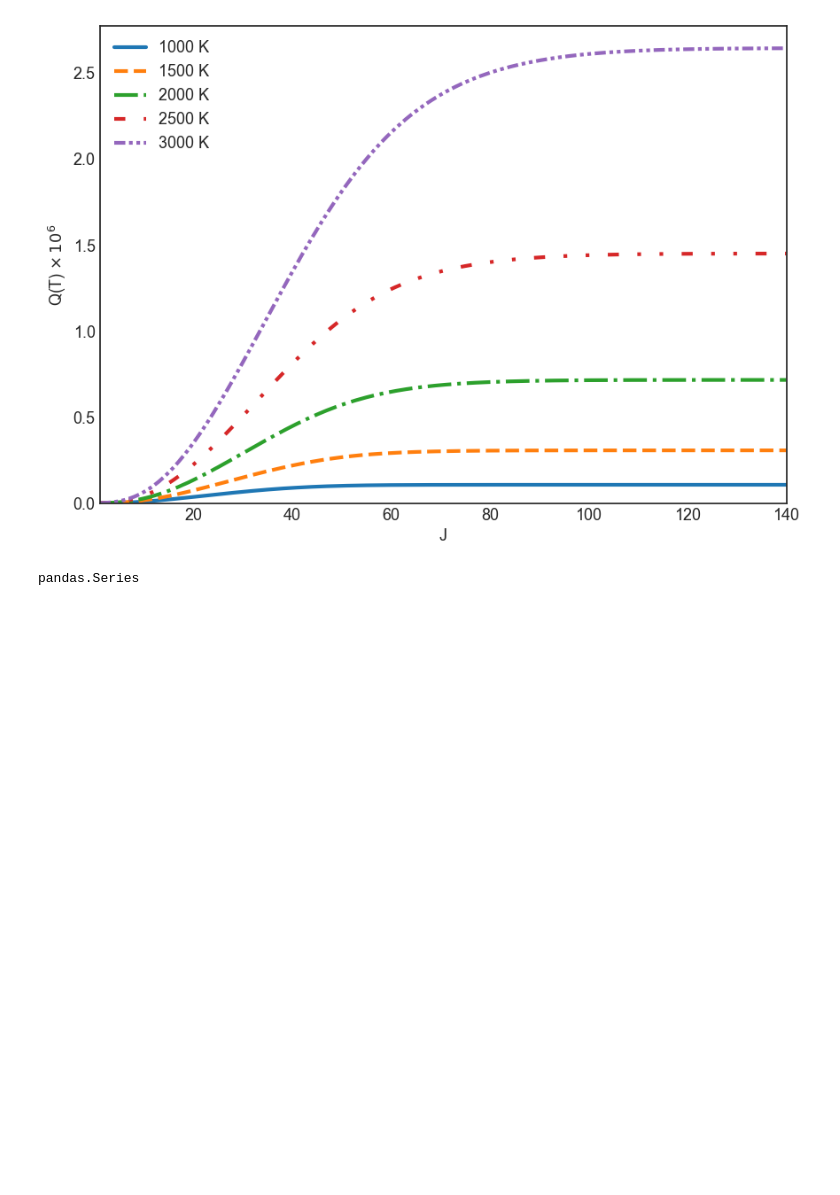
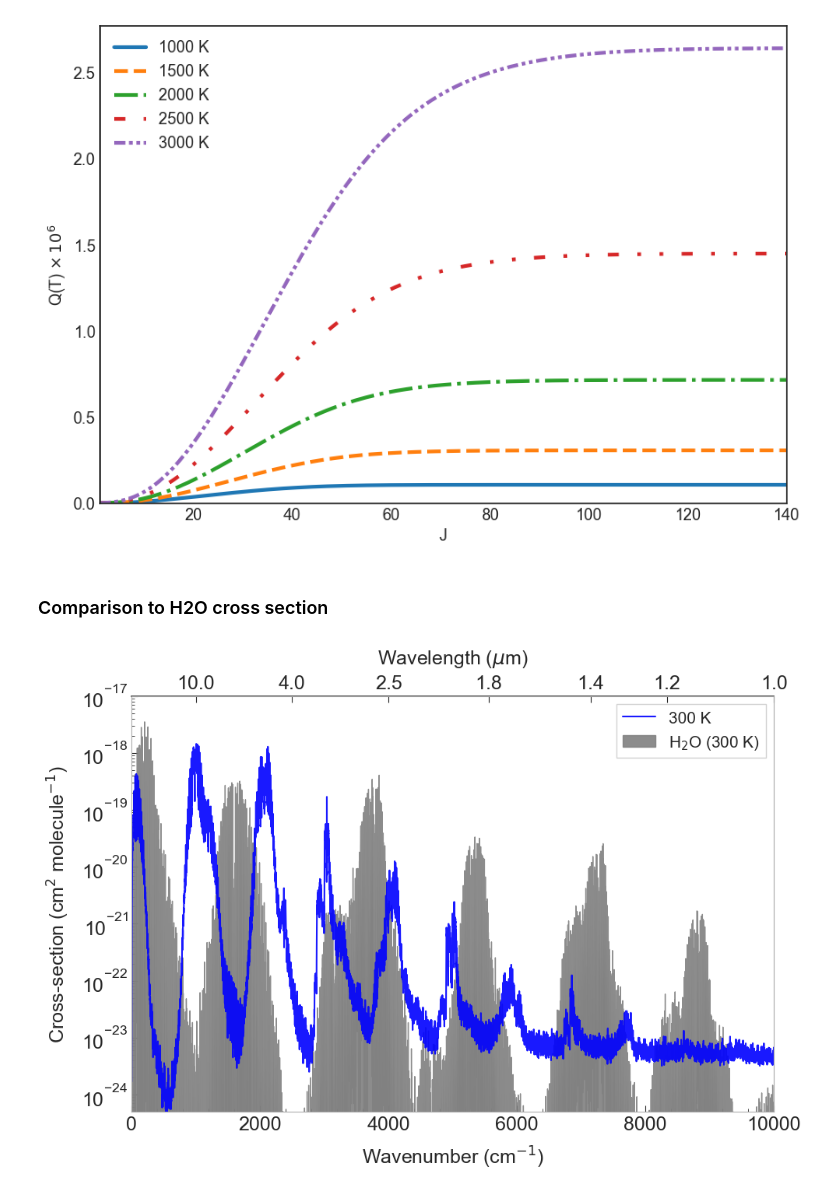
Before and after one commit to R-y-a-n-M-o-k/HPO, a Jupyter notebook: cross_sections/plot_xsec.ipynb, the cells around one changed output. Drawn from its saved outputs; the diff is of its cells as text; code cells hidden in the pictures; blank space fills up the shorter version.

```diff
--- a/cross_sections/plot_xsec.ipynb
+++ b/cross_sections/plot_xsec.ipynb
@@ -124,7 +124,70 @@ pf_ax.legend(fontsize=13)
 plt.savefig('HPO_J0_J141_pf.png', transparent=True, dpi=300, bbox_inches='tight')
 # %% [output]
 [figure]
-# %%
-type(pf_data.max())
-# %% [output]
-pandas.Series
+# %% [markdown]
+### Comparison to H2O cross section
+# %%
+H2O_300_wave, H2O_300_xsec = np.loadtxt('H2O_T300.xsec',
+                                unpack=True)
+
+H2O_1000_wave, H2O_1000_xsec = np.loadtxt('H2O_T1000.xsec',
+                                unpack=True)
+# %%
+fig, ax2 = plt.subplots(figsize=(10, 7))
+plt.style.use('seaborn-v0_8-white')  # No gridlines
+
+# Plot (other colors, #2196F3, #8E24AA, #E53935)
+ax2.plot(wavenumber,  cross_sec,  color='blue', linewidth=1.5, label='300 K', alpha=0.9)
+#ax2.plot(wavenumber_, cross_sec_, color='darkorange', linewidth=1.5, label='500 K', alpha=0.9)
+#ax2.plot(wavenumber_, cross_sec_, color='red', linewidth=1.5, label='1000 K', alpha=0.9)
+ax2.fill_between(H2O_300_wave, H2O_300_xsec, color='grey', label='H$_2$O (300 K)', alpha=0.9)
+
+# Log scale & ax2is limits
+ax2.set_yscale('log')
+ax2.set_xlim(0, 10000)
+ax2.set_ylim(0.5e-24, 1e-17)
+
+# Primary x-ax2is (wavenumber)
+ax2.set_xlabel(r'Wavenumber (cm$^{-1}$)', fontsize=18, labelpad=10)
+ax2.set_ylabel(r'Cross-section (cm$^{2}$ molecule$^{-1}$)', fontsize=18, labelpad=10)
+#ax2.set_title('Absorption Cross-Sections', fontsize=16, fontweight='bold', pad=40)
+
+# Ticks
+ax2.tick_params(axis='both', which='major', labelsize=18, direction='in', length=6)
+ax2.tick_params(axis='both', which='minor', direction='in', length=3)
+ax2.xaxis.set_minor_locator(ticker.AutoMinorLocator(5))
+
+# ── Secondary x-ax2is: wavelength (μm) ────────────────────────────────────────
+# Wavelength (μm) = 10 000 / wavenumber (cm⁻¹); nonlinear so we set explicit ticks
+ax2_top = ax2.secondary_xaxis('top')
+
+# Choose round wavelength values (μm) that fall within xlim (0–5000 cm⁻¹)
+wl_ticks_um = np.round(10000/np.arange(1000,20000,1500), decimals=1) # μm
+wn_positions = 10000 / wl_ticks_um   # cm⁻¹ positions
+
+ax2_top.set_xticks(wn_positions)
+ax2_top.set_xticklabels([str(w) for w in wl_ticks_um], fontsize=18)
+ax2_top.set_xlabel(r'Wavelength ($\mu$m)', fontsize=18, labelpad=10)
+ax2_top.tick_params(which='major', direction='in', length=6)
+
+# Legend
+ax2.legend(
+    fontsize=15,
+    frameon=True,
+    framealpha=0.9,
+    edgecolor='#cccccc',
+    fancybox=False,
+    loc='best'
+)
+
+# Subtle border
+for spine in ax2.spines.values():
+    spine.set_edgecolor('#aaaaaa')
+    spine.set_linewidth(0.8)
+
+plt.tight_layout()
+plt.savefig('HPO_H2O_T300.png', transparent=True, dpi=300, bbox_inches='tight')
+#plt.savefig('HPO_J0_J40_cross_sections.eps', format='eps', bbox_inches='tight')
+plt.show()
+# %% [output]
+[figure, added]
```
Also changed, not shown: parts of 1 cell of this notebook, 8 other files.
